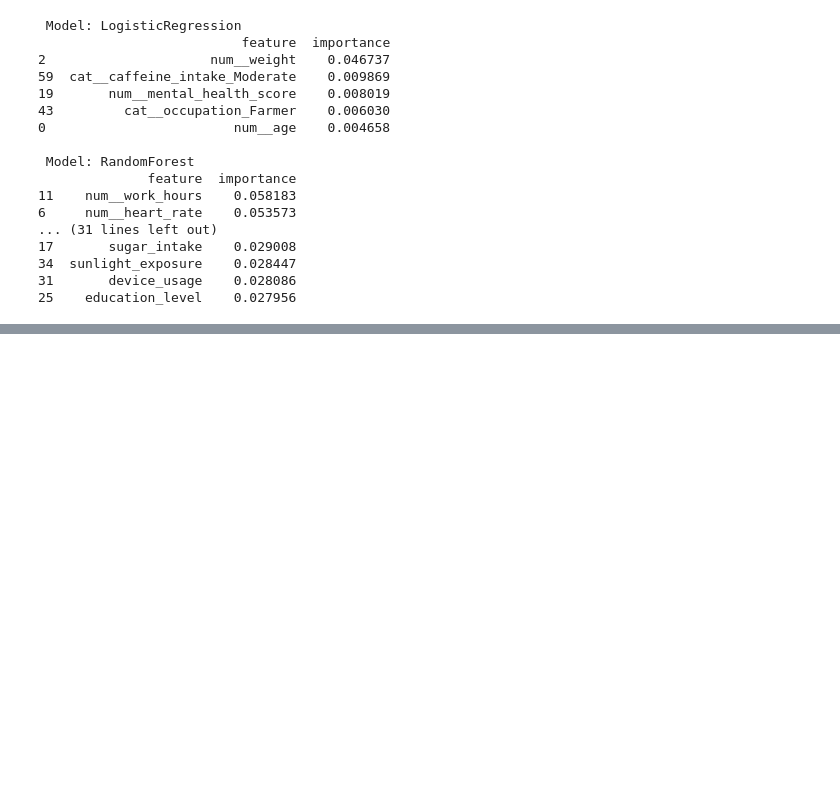
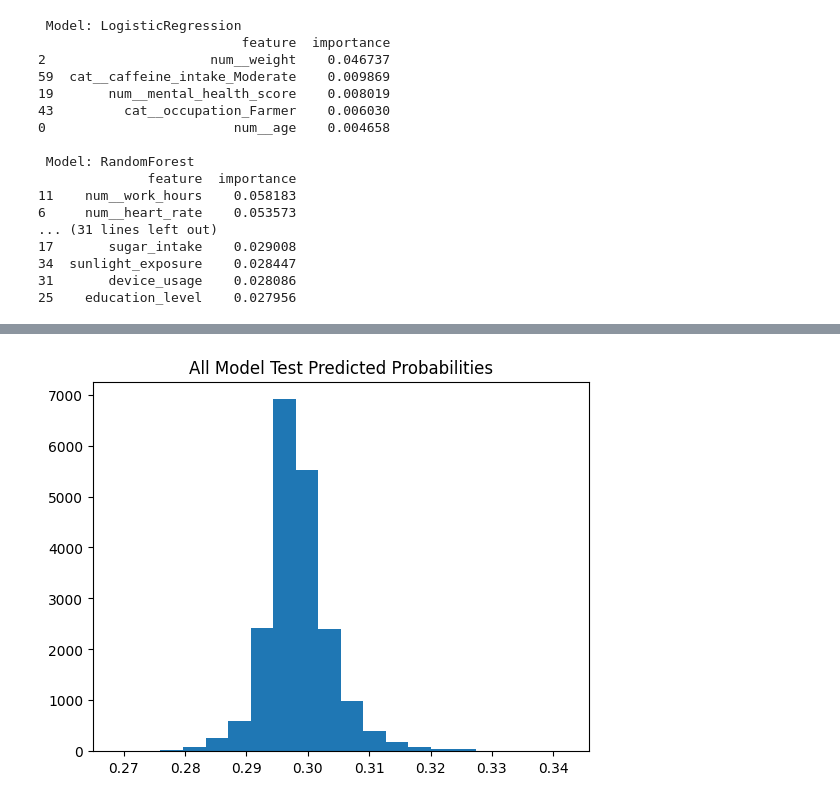
Before and after one commit to ISYE7406-Fall2025/Health_Lifestyle_ML, a Jupyter notebook: Modeling/finalModel.ipynb, the cells around one changed output, grey strips where cells are left out. Cells and saved outputs as stored; diff of their text form; code cells hidden in the pictures; blank space fills up the shorter version.

```diff
--- a/Modeling/finalModel.ipynb
+++ b/Modeling/finalModel.ipynb
@@ -844,0 +874,12 @@ with pd.ExcelWriter("../Data/allFeaturesCoefs", engine='xlsxwriter') as writer:
+# %%
+with open("allFeatures_best_model.pkl", "rb") as f:
+    all_loaded_model = pickle.load(f)
+
+all_probs = all_loaded_model.predict_proba(X_test)[:, 1]
+all_probs.min(), all_probs.max(), all_probs.std()
+
+plt.hist(all_probs, bins=20)
+plt.title("All Model Test Predicted Probabilities")
+plt.show()
+# %% [output]
+[figure, added]
```
Also changed, not shown: parts of 3 cells of this notebook.
